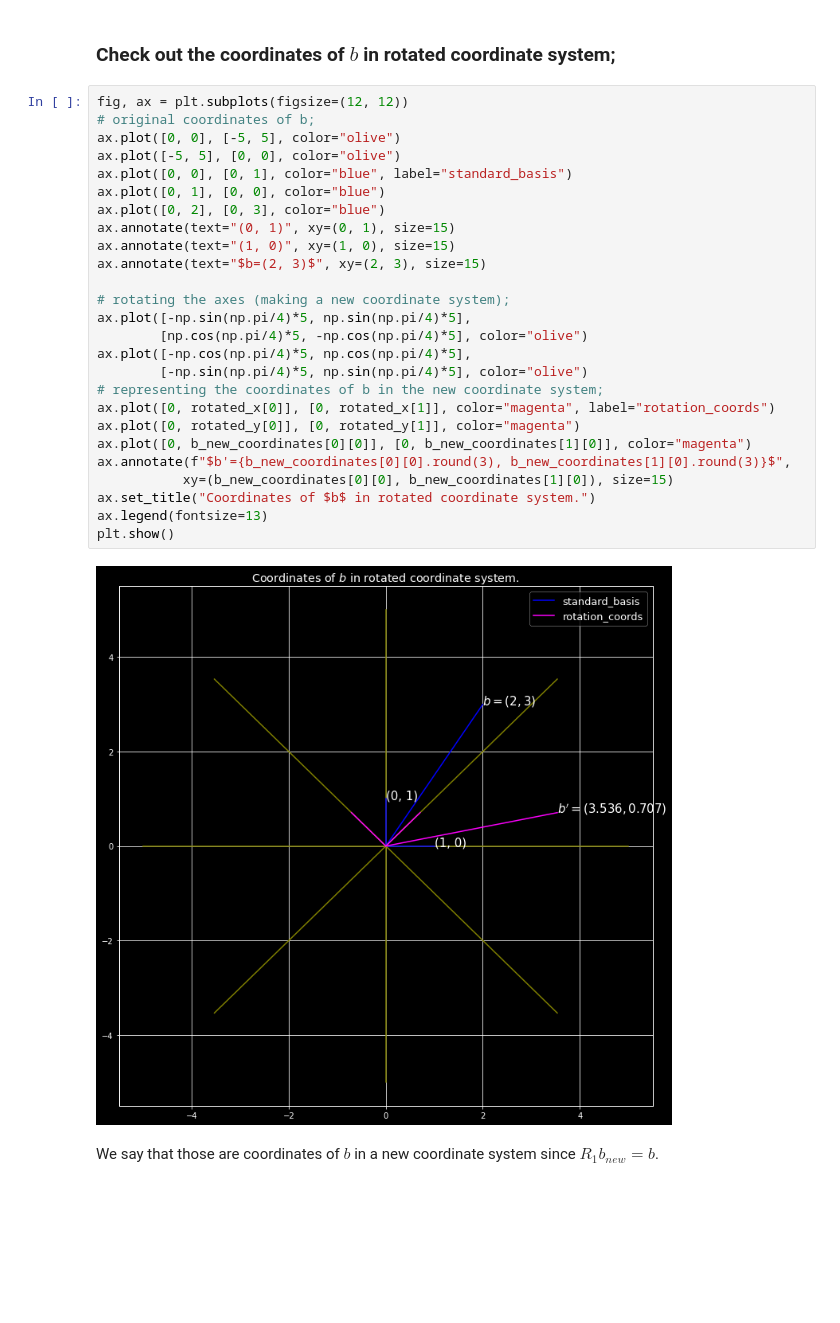
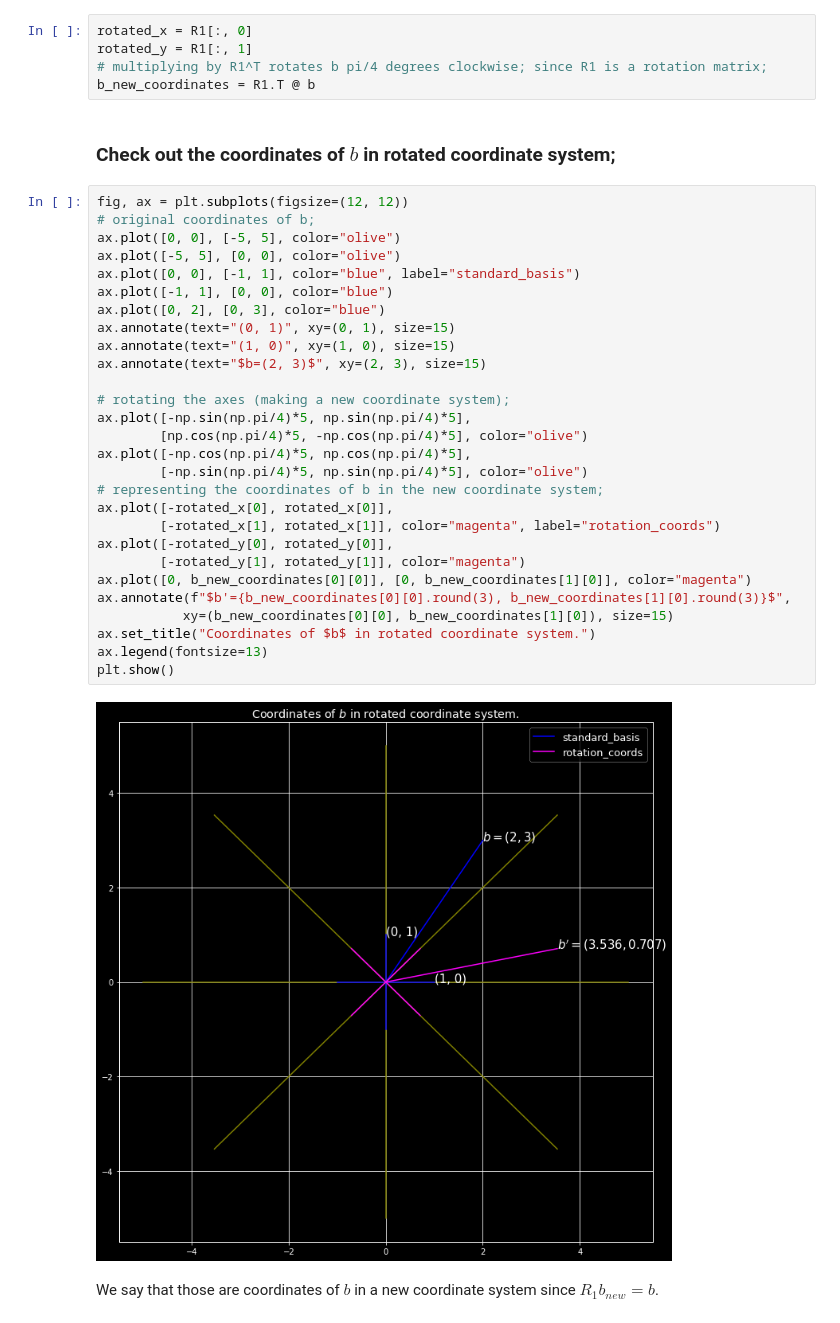
Before and after one commit to mariovas3/fun_maths, a Jupyter notebook: rotations_and_reflections.ipynb, the cells around one changed output. Drawn from its saved outputs; the diff is of its cells as text; blank space fills up the shorter version.

```diff
--- a/rotations_and_reflections.ipynb
+++ b/rotations_and_reflections.ipynb
@@ -48,33 +43,40 @@ b_new_coordinates = R1_inv @ b
+# %%
+rotated_x = R1[:, 0]
+rotated_y = R1[:, 1]
+# multiplying by R1^T rotates b pi/4 degrees clockwise; since R1 is a rotation matrix;
+b_new_coordinates = R1.T @ b
 # %% [markdown]
 ### Check out the coordinates of $b$ in rotated coordinate system;
 # %%
 fig, ax = plt.subplots(figsize=(12, 12))
 # original coordinates of b;
 ax.plot([0, 0], [-5, 5], color="olive")
 ax.plot([-5, 5], [0, 0], color="olive")
-ax.plot([0, 0], [0, 1], color="blue", label="standard_basis")
-ax.plot([0, 1], [0, 0], color="blue")
+ax.plot([0, 0], [-1, 1], color="blue", label="standard_basis")
+ax.plot([-1, 1], [0, 0], color="blue")
 ax.plot([0, 2], [0, 3], color="blue")
 ax.annotate(text="(0, 1)", xy=(0, 1), size=15)
 ax.annotate(text="(1, 0)", xy=(1, 0), size=15)
 ax.annotate(text="$b=(2, 3)$", xy=(2, 3), size=15)
 
 # rotating the axes (making a new coordinate system);
 ax.plot([-np.sin(np.pi/4)*5, np.sin(np.pi/4)*5],
         [np.cos(np.pi/4)*5, -np.cos(np.pi/4)*5], color="olive")
 ax.plot([-np.cos(np.pi/4)*5, np.cos(np.pi/4)*5],
         [-np.sin(np.pi/4)*5, np.sin(np.pi/4)*5], color="olive")
 # representing the coordinates of b in the new coordinate system;
-ax.plot([0, rotated_x[0]], [0, rotated_x[1]], color="magenta", label="rotation_coords")
-ax.plot([0, rotated_y[0]], [0, rotated_y[1]], color="magenta")
+ax.plot([-rotated_x[0], rotated_x[0]],
+        [-rotated_x[1], rotated_x[1]], color="magenta", label="rotation_coords")
+ax.plot([-rotated_y[0], rotated_y[0]],
+        [-rotated_y[1], rotated_y[1]], color="magenta")
 ax.plot([0, b_new_coordinates[0][0]], [0, b_new_coordinates[1][0]], color="magenta")
 ax.annotate(f"$b'={b_new_coordinates[0][0].round(3), b_new_coordinates[1][0].round(3)}$",
            xy=(b_new_coordinates[0][0], b_new_coordinates[1][0]), size=15)
 ax.set_title("Coordinates of $b$ in rotated coordinate system.")
 ax.legend(fontsize=13)
 plt.show()
 # %% [output]
-[figure, old version]
+[figure, new version]
 # %% [markdown]
 We say that those are coordinates of $b$ in a new coordinate system since $R_1b_{new}=b$.
 # %%
```
Also changed, not shown: parts of 4 cells of this notebook, 1 other file.
